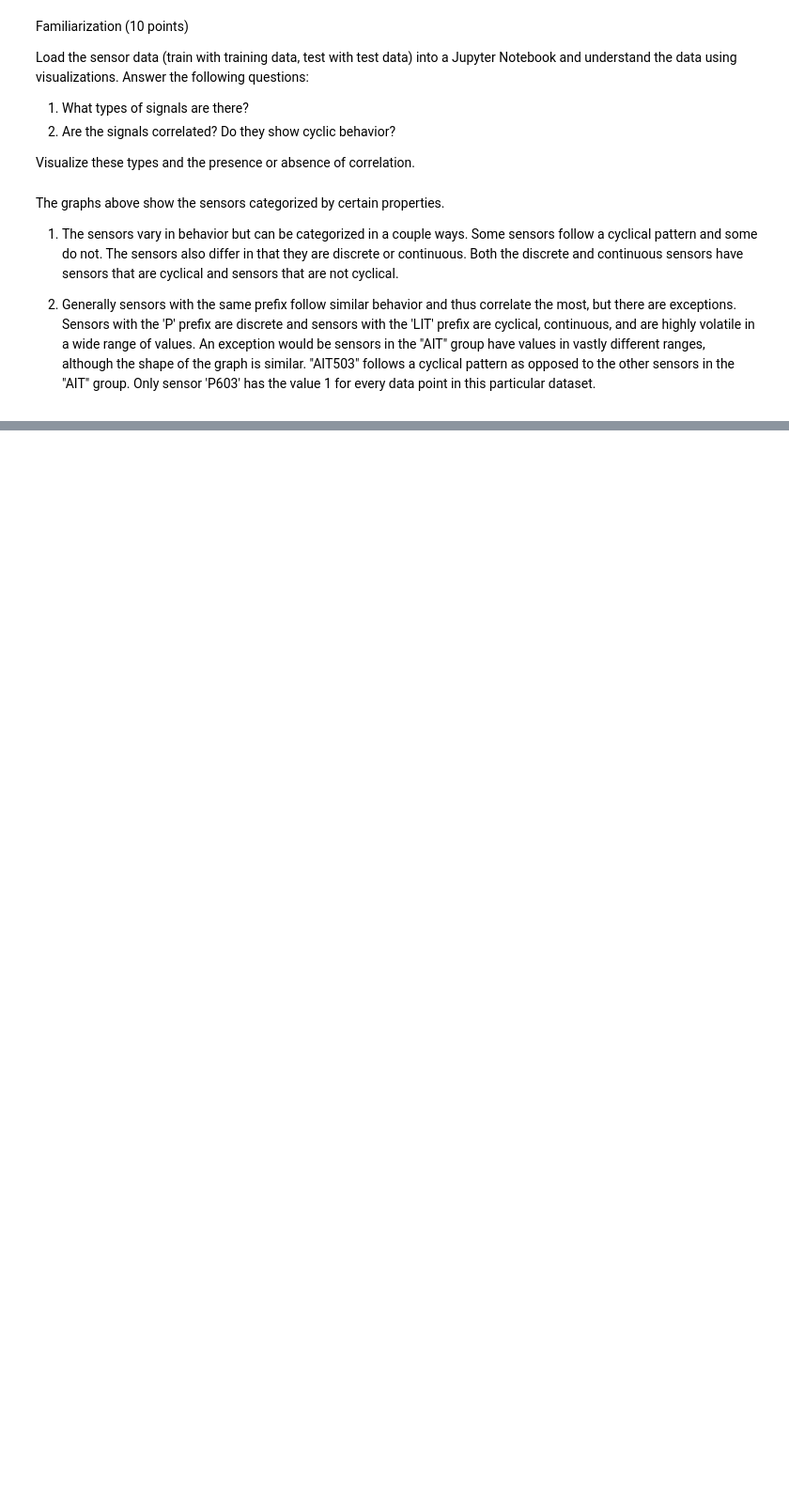
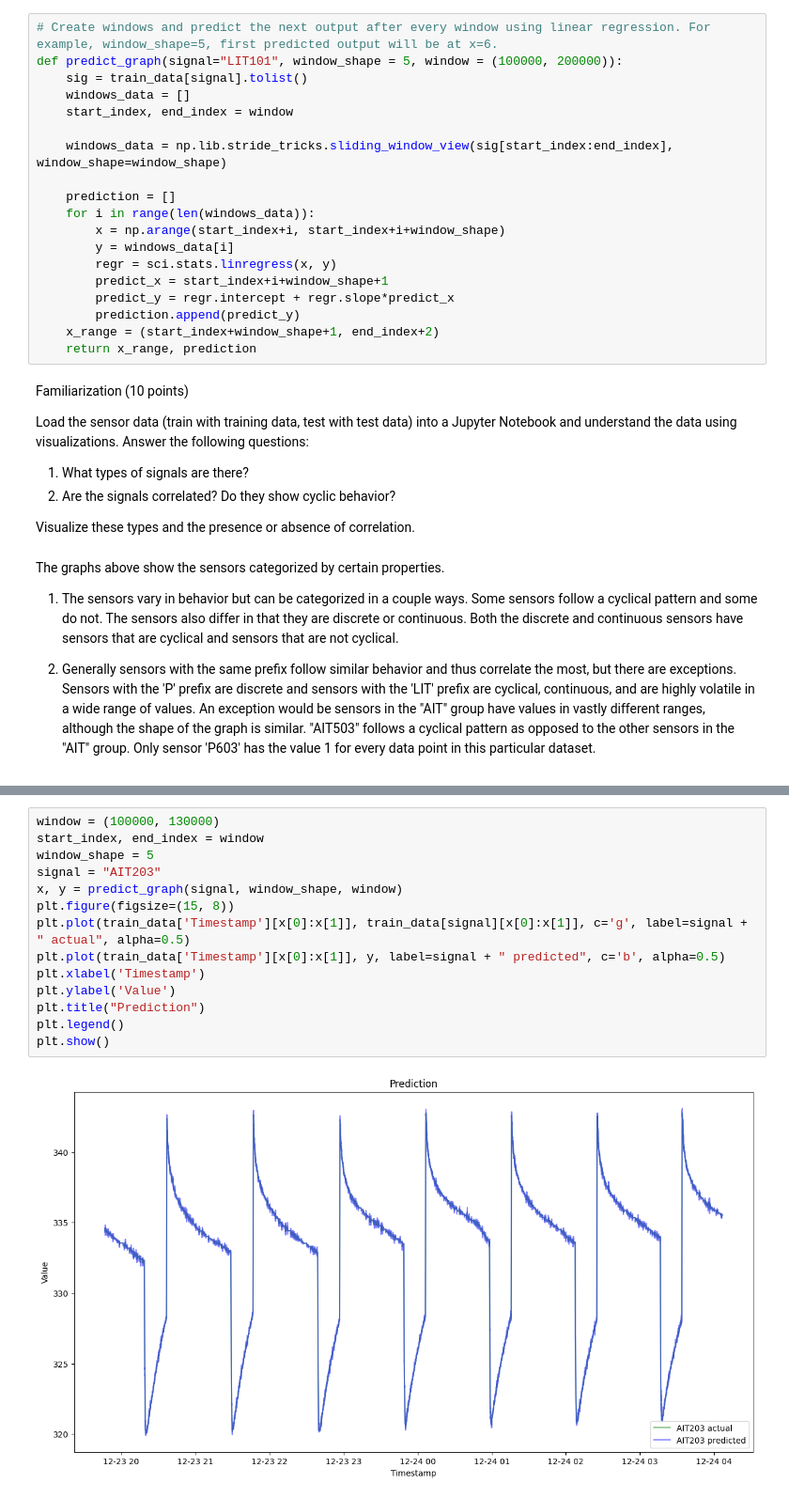
Before and after one commit to aqzandt/bigdata_fp, a Jupyter notebook: data_mining_1/lab.ipynb, the cells around one changed output, grey strips where cells are left out. Shown at 94% size. Cells and saved outputs as stored; diff of their text form; blank space fills up the shorter version.

```diff
--- a/data_mining_1/lab.ipynb
+++ b/data_mining_1/lab.ipynb
@@ -57,3 +89,22 @@ visualize_sensor_data(train_data, sensors=['P603'], title="Sensor with Constant
+# %%
+# Create windows and predict the next output after every window using linear regression. For example, window_shape=5, first predicted output will be at x=6.
+def predict_graph(signal="LIT101", window_shape = 5, window = (100000, 200000)):
+    sig = train_data[signal].tolist()
+    windows_data = []
+    start_index, end_index = window
+
+    windows_data = np.lib.stride_tricks.sliding_window_view(sig[start_index:end_index], window_shape=window_shape)
+
+    prediction = []
+    for i in range(len(windows_data)):
+        x = np.arange(start_index+i, start_index+i+window_shape)
+        y = windows_data[i]
+        regr = sci.stats.linregress(x, y)
+        predict_x = start_index+i+window_shape+1
+        predict_y = regr.intercept + regr.slope*predict_x
+        prediction.append(predict_y)
+    x_range = (start_index+window_shape+1, end_index+2)
+    return x_range, prediction
 # %% [markdown]
 Familiarization (10 points)
 
@@ -70,0 +126,16 @@ The graphs above show the sensors categorized by certain properties.
+# %%
+window = (100000, 130000)
+start_index, end_index = window
+window_shape = 5
+signal = "AIT203"
+x, y = predict_graph(signal, window_shape, window)
+plt.figure(figsize=(15, 8))
+plt.plot(train_data['Timestamp'][x[0]:x[1]], train_data[signal][x[0]:x[1]], c='g', label=signal + " actual", alpha=0.5)
+plt.plot(train_data['Timestamp'][x[0]:x[1]], y, label=signal + " predicted", c='b', alpha=0.5)
+plt.xlabel('Timestamp')
+plt.ylabel('Value')
+plt.title("Prediction")
+plt.legend()
+plt.show()
+# %% [output]
+[figure, added]
```
Also changed, not shown: parts of 7 cells of this notebook.
